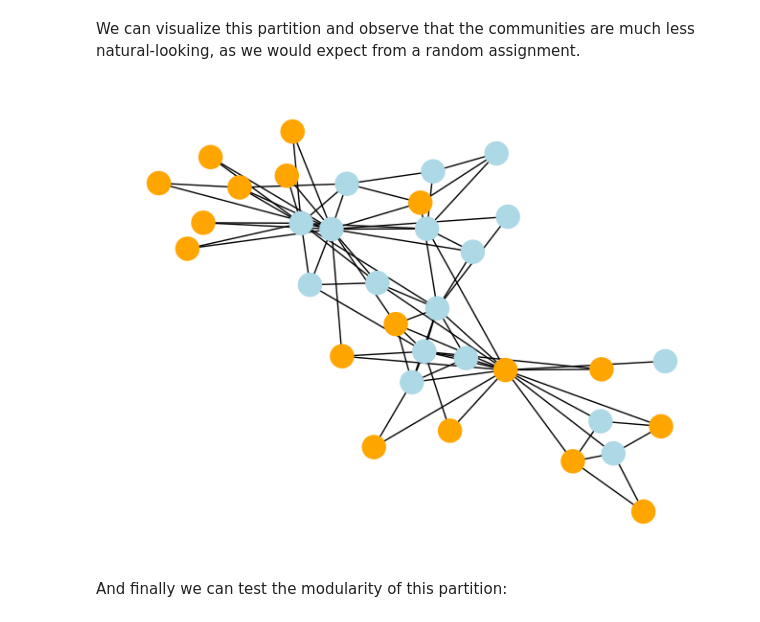
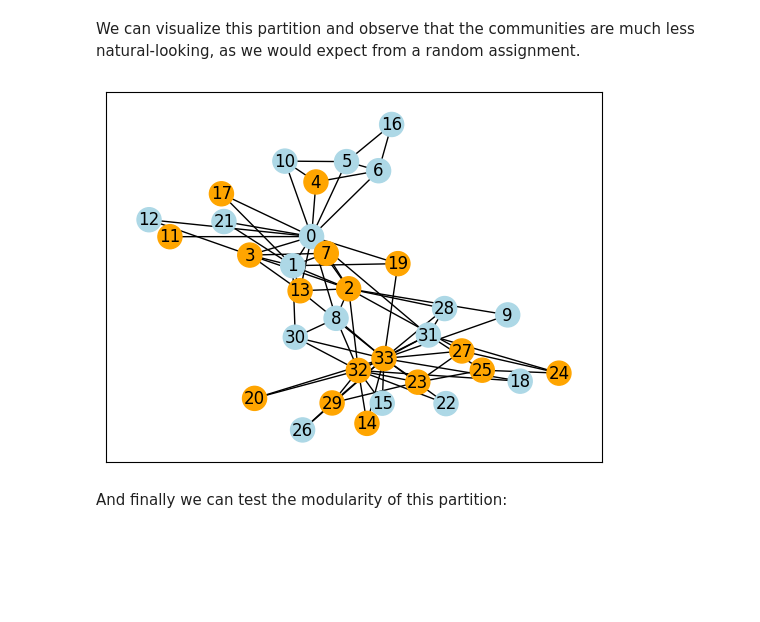
Before and after one commit to rschifan/avrc-2324, a Jupyter notebook: netsci/tutorials/src/06-communities.ipynb, the cells around one changed output. Cells and saved outputs as stored; diff of their text form; code cells hidden in the pictures; blank space fills up the shorter version.

```diff
--- a/netsci/tutorials/src/06-communities.ipynb
+++ b/netsci/tutorials/src/06-communities.ipynb
@@ -130,0 +133,14 @@ nx.community.quality.modularity(G, partition_2)
+# %%
+import networkx as nx
+from networkx.algorithms import community
+
+n = 3
+m = 2
+
+graphs = []
+for i in range(m):
+    C = nx.complete_graph(n)
+    C = nx.relabel_nodes(C, lambda x: x + (i*n))
+    graphs.append(C)
+
+G = nx.compose_all(graphs)
@@ -239,9 +273,9 @@ random_partition
 We can visualize this partition and observe that the communities are much less natural-looking, as we would expect from a random assignment.
 # %%
 random_node_colors = ['orange' if n in random_nodes else 'lightblue' for n in K.nodes]
-nx.draw(K, node_color=random_node_colors)
+nx.draw_networkx(K, node_color=random_node_colors)
 # %% [output]
-[figure, old version]
+[figure, new version]
 # %% [markdown]
 And finally we can test the modularity of this partition:
 # %%
```
Also changed, not shown: parts of 22 cells of this notebook, 18 other files.
